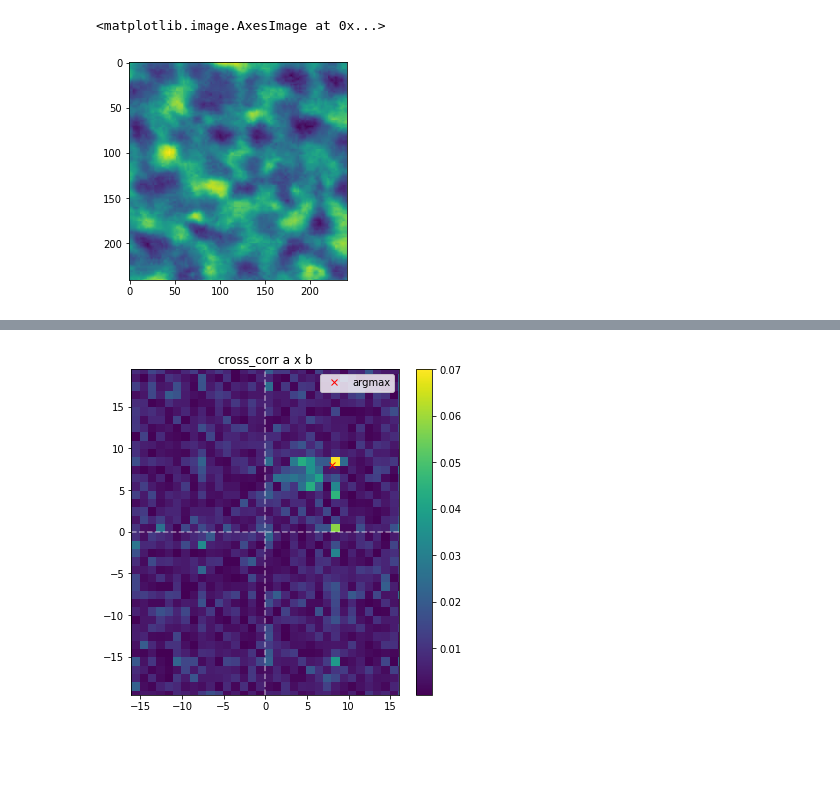
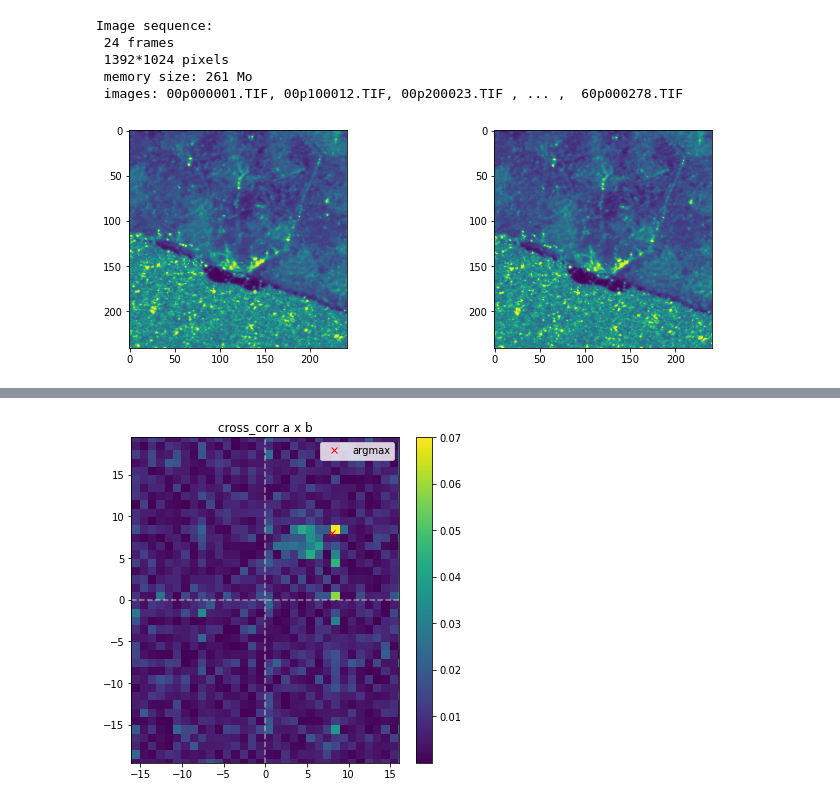
Before and after one commit to xdze2/stretchablecorr, a Jupyter notebook: phase_opti/test_phase_opti.ipynb, the cells around one changed output, grey strips where cells are left out. Drawn from its saved outputs; the diff is of its cells as text; code cells hidden in the pictures; blank space fills up the shorter version.

```diff
--- a/phase_opti/test_phase_opti.ipynb
+++ b/phase_opti/test_phase_opti.ipynb
@@ -3,8 +3,6 @@ import numpy as np
 import matplotlib.pylab as plt
 from skimage import io
 from skimage import img_as_uint
-
-from phase_opti import phase_registration_optim
 
 import sys, os
 sys.path.insert(1, os.path.join(sys.path[0], '..'))
@@ -12,15 +10,22 @@ sys.path.insert(1, os.path.join(sys.path[0], '..'))
 from stretchablecorr import *
 import filetools as ft
 
-cube, image_names = ft.load_image_sequence('./images/gris_E_x2')
+cube, image_names = ft.load_image_sequence('./images/')
+# %% [output]
+Image sequence:
+ 24 frames
+ 1392*1024 pixels
+ memory size: 261 Mo
+ images: 00p000001.TIF, 00p100012.TIF, 00p200023.TIF , ... ,  60p000278.TIF
 # %%
 window_half_size = 120
 xy_center = 700, 600
 # %%
 A, xy0 = crop(cube[3], xy_center, window_half_size)
-B, xy0 = crop(cube[4], xy_center, window_half_size)
+B, xy0 = crop(cube[8], xy_center, window_half_size)
+
+fig, (ax1, ax2) = plt.subplots(1, 2, figsize=(12,4))
+ax1.imshow(A);
+ax2.imshow(B);
+# %% [output]
+[figure, added]
-# %%
-plt.imshow(A)
-# %% [output]
-<matplotlib.image.AxesImage at 0x...>
-[figure, removed]
```
Also changed, not shown: parts of 8 cells of this notebook, 3 other files.
